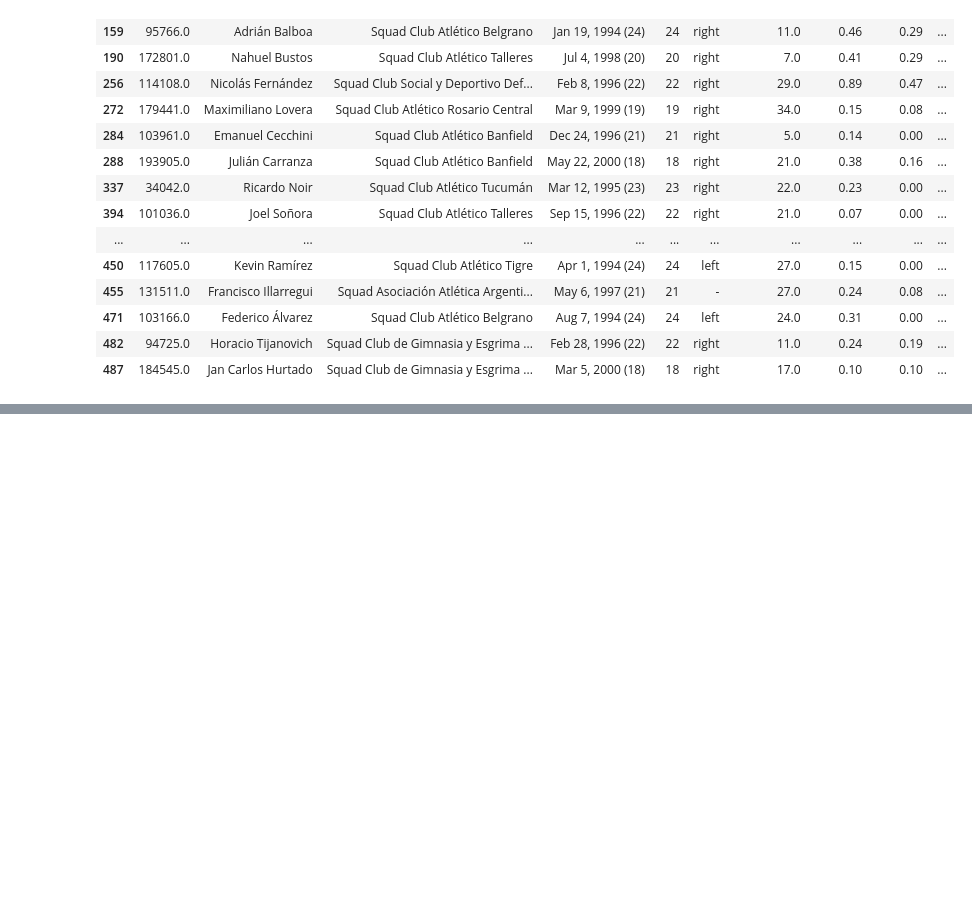
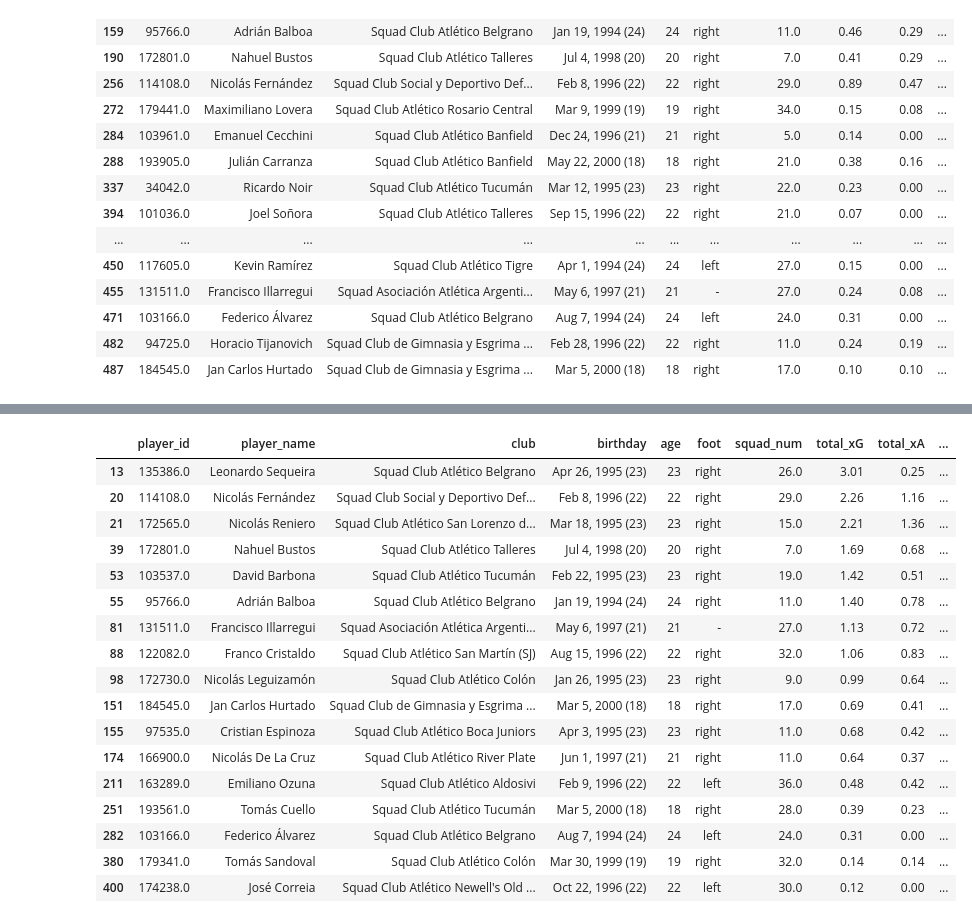
Before and after one commit to d-v-dlee/super_liga_xg, a Jupyter notebook: _player_xg_.ipynb, the cells around one changed output, grey strips where cells are left out. Drawn from its saved outputs; the diff is of its cells as text; code cells hidden in the pictures; blank space fills up the shorter version.

```diff
--- a/_player_xg_.ipynb
+++ b/_player_xg_.ipynb
@@ -207,0 +232,4 @@ pxg[(pxg['age'] < 25) & (pxg['transfer_value(USD)'] < 8) & (pxg['xG+xA/90'] > .3
+# %%
+p_random_forest = random_forest_model.predict_proba(rf_df)
+xg_df = create_xG_df(rf_df, shots_df['is_goal'], p_random_forest)
+contributions = create_summed_xG_df(xg_df)
@@ -207,0 +257,6 @@ pxg[(pxg['age'] < 25) & (pxg['transfer_value(USD)'] < 8) & (pxg['xG+xA/90'] > .3
+# %%
+super_liga_df = pd.merge(contributions, final_df, on=['player_id'])
+# %%
+super_liga_df['xG+xA/90'] = super_liga_df['total_xG+xA'] / (super_liga_df['total_minutes_played'] / 90 )
+# %%
+super_liga_df = super_liga_df[columns].copy()
@@ -207,0 +318,21 @@ pxg[(pxg['age'] < 25) & (pxg['transfer_value(USD)'] < 8) & (pxg['xG+xA/90'] > .3
+# %%
+super_liga_df[(super_liga_df['xG+xA/90'] > .3) & (super_liga_df['transfer_value(USD)'] < 5) & (super_liga_df['age'] < 25)]
+# %% [output]
+|  | player_id | player_name | club | birthday | age | foot | squad_num | total_xG | total_xA | ... |
+| 13 | 135386.0 | Leonardo Sequeira | Squad Club Atlético Belgrano | Apr 26, 1995 (23) | 23 | right | 26.0 | 3.01 | 0.25 | ... |
+| 20 | 114108.0 | Nicolás Fernández | Squad Club Social y Deportivo Def... | Feb 8, 1996 (22) | 22 | right | 29.0 | 2.26 | 1.16 | ... |
+| 21 | 172565.0 | Nicolás Reniero | Squad Club Atlético San Lorenzo d... | Mar 18, 1995 (23) | 23 | right | 15.0 | 2.21 | 1.36 | ... |
+| 39 | 172801.0 | Nahuel Bustos | Squad Club Atlético Talleres | Jul 4, 1998 (20) | 20 | right | 7.0 | 1.69 | 0.68 | ... |
+| 53 | 103537.0 | David Barbona | Squad Club Atlético Tucumán | Feb 22, 1995 (23) | 23 | right | 19.0 | 1.42 | 0.51 | ... |
+| 55 | 95766.0 | Adrián Balboa | Squad Club Atlético Belgrano | Jan 19, 1994 (24) | 24 | right | 11.0 | 1.40 | 0.78 | ... |
+| 81 | 131511.0 | Francisco Illarregui | Squad Asociación Atlética Argenti... | May 6, 1997 (21) | 21 | - | 27.0 | 1.13 | 0.72 | ... |
+| 88 | 122082.0 | Franco Cristaldo | Squad Club Atlético San Martín (SJ) | Aug 15, 1996 (22) | 22 | right | 32.0 | 1.06 | 0.83 | ... |
+| 98 | 172730.0 | Nicolás Leguizamón | Squad Club Atlético Colón | Jan 26, 1995 (23) | 23 | right | 9.0 | 0.99 | 0.64 | ... |
+| 151 | 184545.0 | Jan Carlos Hurtado | Squad Club de Gimnasia y Esgrima ... | Mar 5, 2000 (18) | 18 | right | 17.0 | 0.69 | 0.41 | ... |
+| 155 | 97535.0 | Cristian Espinoza | Squad Club Atlético Boca Juniors | Apr 3, 1995 (23) | 23 | right | 11.0 | 0.68 | 0.42 | ... |
+| 174 | 166900.0 | Nicolás De La Cruz | Squad Club Atlético River Plate | Jun 1, 1997 (21) | 21 | right | 11.0 | 0.64 | 0.37 | ... |
+| 211 | 163289.0 | Emiliano Ozuna | Squad Club Atlético Aldosivi | Feb 9, 1996 (22) | 22 | left | 36.0 | 0.48 | 0.42 | ... |
+| 251 | 193561.0 | Tomás Cuello | Squad Club Atlético Tucumán | Mar 5, 2000 (18) | 18 | right | 28.0 | 0.39 | 0.23 | ... |
+| 282 | 103166.0 | Federico Álvarez | Squad Club Atlético Belgrano | Aug 7, 1994 (24) | 24 | left | 24.0 | 0.31 | 0.00 | ... |
+| 380 | 179341.0 | Tomás Sandoval | Squad Club Atlético Colón | Mar 30, 1999 (19) | 19 | right | 32.0 | 0.14 | 0.14 | ... |
+| 400 | 174238.0 | José Correia | Squad Club Atlético Newell's Old ... | Oct 22, 1996 (22) | 22 | left | 30.0 | 0.12 | 0.00 | ... |
```
Also changed, not shown: parts of 14 cells of this notebook.
